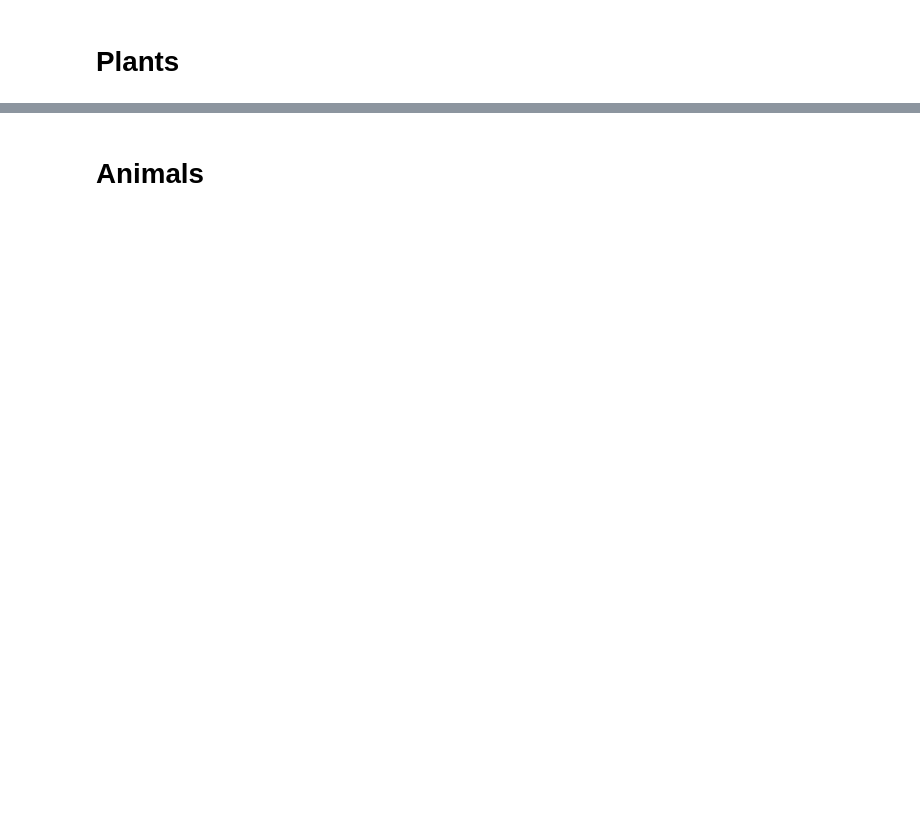
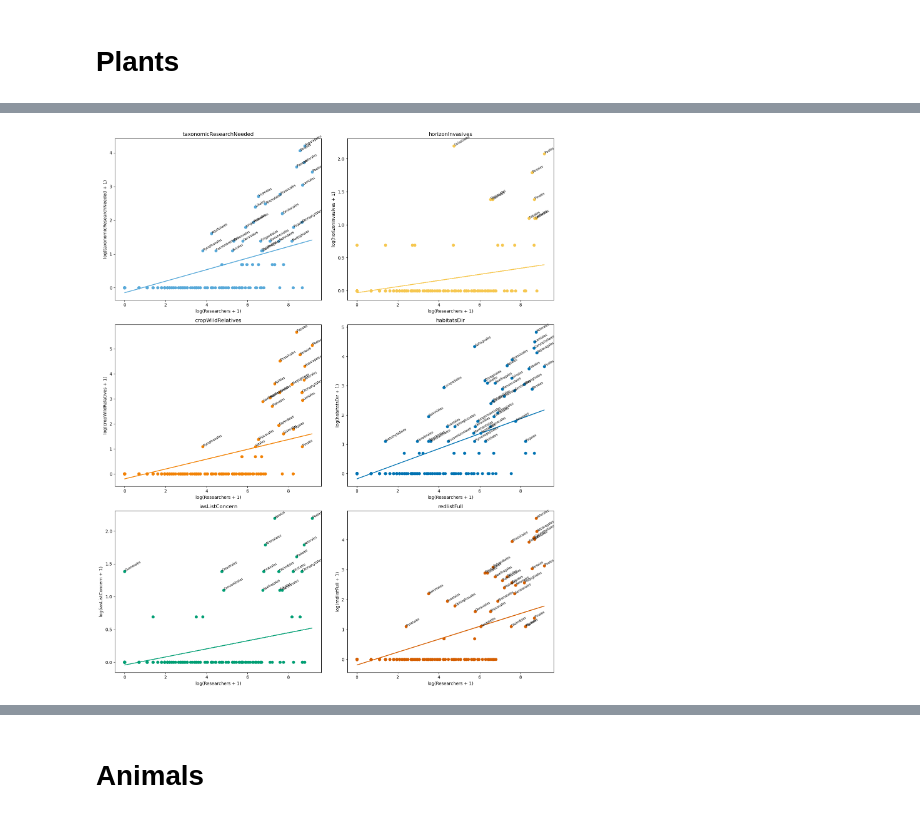
Before and after one commit to AgentschapPlantentuinMeise/Mapping-taxonomists, a Jupyter notebook: reports/Scatter plots.ipynb, the cells around one changed output, grey strips where cells are left out. Saved outputs shown, nothing was run; the diff lists cells and outputs as text; code cells hidden in the pictures; blank space fills up the shorter version.

```diff
--- a/reports/Scatter plots.ipynb
+++ b/reports/Scatter plots.ipynb
@@ -94,17 +115,3 @@ def scatter_combined_demand(df, demands, col="blue",
                         ha="left", rotation=30, fontsize=7)
 # %% [markdown]
 # Plants
-# %%
-for i, demand in enumerate(["taxonomicResearchNeeded", "horizonInvasives", "cropWildRelatives"]):
-    color = ["#58A9D9", "#F6C74F", "#F28205"][i]
-    scatter_supply_single_demand(plants, demand, col=color,
-                                 logx=True, logy=True,
-                                 trendline=True,
-                                 ymin=1)
-# %%
-for i, demand in enumerate(["taxonomicResearchNeeded", "horizonInvasives", "cropWildRelatives"]):
-    color = ["#58A9D9", "#F6C74F", "#F28205"][i]
-    scatter_supply_single_demand(plants, demand, col=color,
-                                 logx=True, logy=True, nozerosy=True,
-                                 trendline=True,
-                                 ymin=1)
@@ -111,2 +123,34 @@ for i, demand in enumerate(["taxonomicResearchNeeded", "horizonInvasives", "crop
+# %%
+# Set up 2x3 subplot grid
+fig, axes = plt.subplots(3, 2, figsize=(15, 18))  # Adjust figsize as needed
+
+# Flatten axes for easy indexing
+axes = axes.flatten()
+
+# Define your demands and colours
+demands = ["taxonomicResearchNeeded", "horizonInvasives", "cropWildRelatives",
+           "habitatsDir", "iasListConcern", "redlistFull"]
+
+colors = ["#58A9D9", "#F6C74F", "#F28205", "#0072B2", "#009E73", "#D55E00"]
+
+# Loop through each demand and corresponding axis
+for i, (demand, ax) in enumerate(zip(demands, axes)):
+    color = colors[i]
+    scatter_supply_single_demand(
+        plants, demand,
+        col=color,
+        logx=True, logy=True,
+        trendline=True,
+        ymin=1,
+        ax=ax  # Make sure your function accepts this
+    )
+    ax.set_title(demand)  # Optional: Add a title per panel
+
+# Adjust layout
+plt.tight_layout()
+plt.savefig("supply_demand_panel_plants.png", dpi=300, bbox_inches="tight")
+plt.show()
+# %% [output]
+[figure, added]
 # %%
 scatter_supply_single_demand(plants, "horizonInvasives", logx=False, ymin=1)
```
Also changed, not shown: parts of 14 cells of this notebook, 4 other files.
